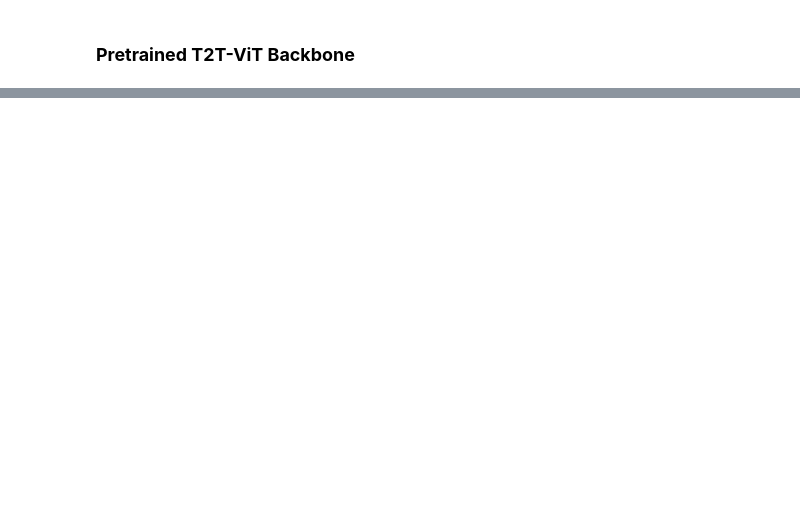
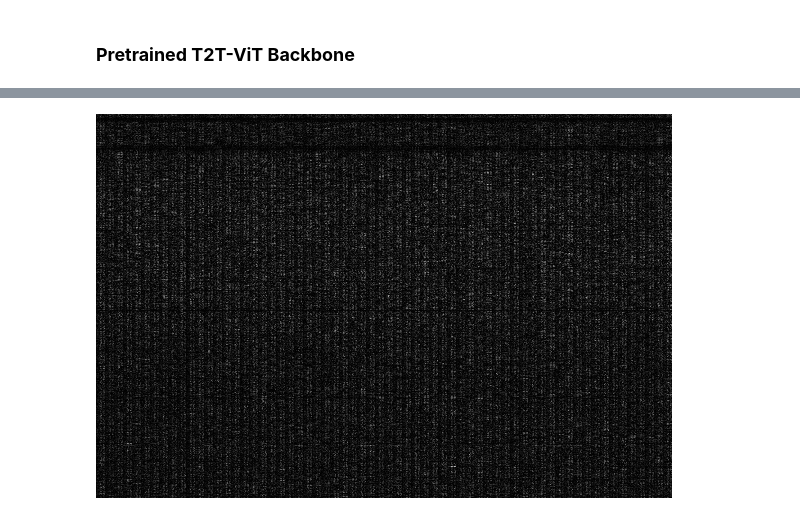
Before and after one commit to MertCokelek/VisualSaliencyTransformer, a Jupyter notebook: VisualSaliencyTransformer.ipynb, the cells around one changed output, grey strips where cells are left out. Saved outputs shown, nothing was run; the diff lists cells and outputs as text; code cells hidden in the pictures; blank space fills up the shorter version.

```diff
--- a/VisualSaliencyTransformer.ipynb
+++ b/VisualSaliencyTransformer.ipynb
@@ -50,0 +34,8 @@ CuDevice(0): NVIDIA GeForce RTX 3090
+# %%
+train_image_paths = split(read(`ls -1v /home/mertcokelek/Desktop/Github/VST/RGB_VST/Data/DUTS/DUTS-TR/DUTS-TR-Image`, String));
+train_mask_paths = split(read(`ls -1v /home/mertcokelek/Desktop/Github/VST/RGB_VST/Data/DUTS/DUTS-TR/DUTS-TR-Mask`, String));
+train_contour_paths = split(read(`ls -1v /home/mertcokelek/Desktop/Github/VST/RGB_VST/Data/DUTS/DUTS-TR/DUTS-TR-Mask`, String));
+
+train_image_paths = ["/home/mertcokelek/Desktop/Github/VST/RGB_VST/Data/DUTS/DUTS-TR/DUTS-TR-Image/"*i for i in train_image_paths]
+train_mask_paths = ["/home/mertcokelek/Desktop/Github/VST/RGB_VST/Data/DUTS/DUTS-TR/DUTS-TR-Mask/"*i for i in train_mask_paths];
+train_contour_paths = ["/home/mertcokelek/Desktop/Github/VST/RGB_VST/Data/DUTS/DUTS-TR/DUTS-TR-Mask/"*i for i in train_contour_paths];
@@ -50,0 +97,25 @@ CuDevice(0): NVIDIA GeForce RTX 3090
+# %%
+dataset_train = load_data(train_image_paths, train_mask_paths, train_contour_paths)
+x_train, y_train = dataset_train;
+
+size(x_train), size(y_train)
+
+batch_size = 4
+train_data = Knet.minibatch(x_train, y_train, batch_size)
+
+x, y = first(train_data);
+imgs = x[:,:,1,:]
+msks = y[:,:,1,:]
+cnts = y[:,:,2,:]
+size(imgs), size(msks), size(cnts)
+
+for i in 1:batch_size
+    sample, mask, cont = preprocess_img.(eachslice(cat(imgs, msks, cnts, dims=4), dims=3))[i];
+    mask = channelview(Gray.(mask)) # Convert gt to grayscale
+    cont = channelview(Gray.(cont)) # Convert gt to grayscale
+
+    println(size(channelview(sample)))
+    println(size(mask))
+    println(size(cont))
+    println()
+end
@@ -898,0 +1051,4 @@ model_pt = loadPretrainedWeightsT2TViT(model_path, rgb_backbone);
+# %%
+# w = convert(Array{Float32}, model_pt.tokens_to_token.attention2.attn.proj.w)
+
+w = convert(Array{Float32}, model_pt.tokens_to_token.project.w)
@@ -898,0 +1073,4 @@ model_pt = loadPretrainedWeightsT2TViT(model_path, rgb_backbone);
+# %%
+colorview(Gray, 3abs.(convert(Array{Float32}, w)))
+# %% [output]
+[figure, added]
```
Also changed, not shown: parts of 36 cells of this notebook, 9 other files.
